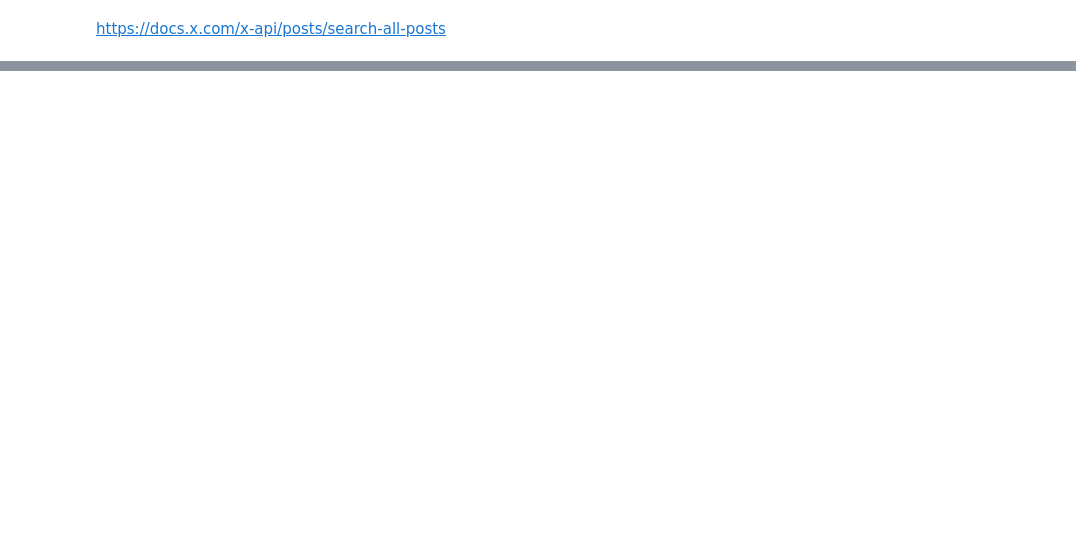
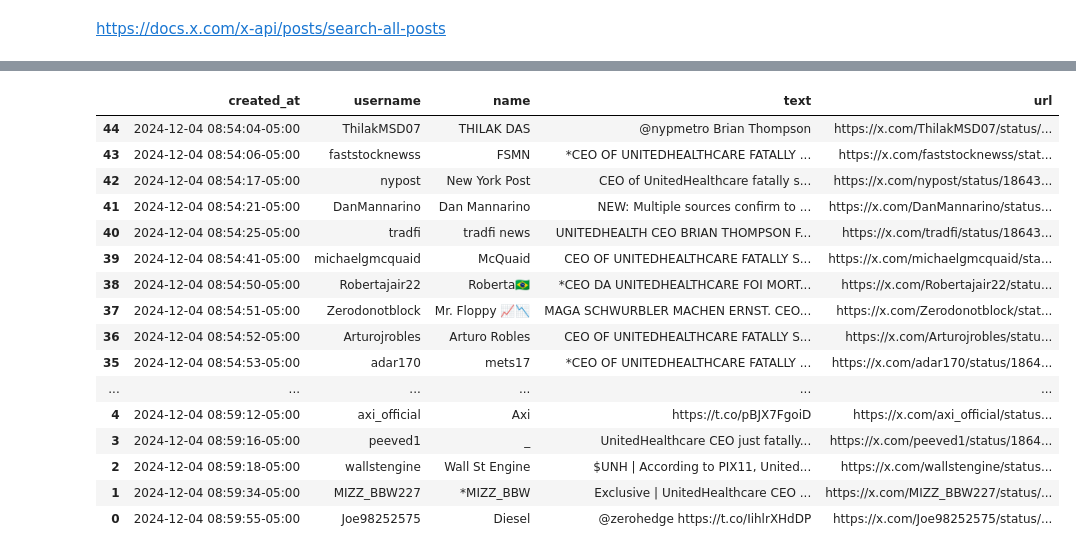
Before and after one commit to afeld/pre-existing-condition, a Jupyter notebook: analysis/shooting_unh_financials/breaking_news.ipynb, the cells around one changed output, grey strips where cells are left out. Cells and saved outputs as stored; diff of their text form; code cells hidden in the pictures; blank space fills up the shorter version.

```diff
--- a/analysis/shooting_unh_financials/breaking_news.ipynb
+++ b/analysis/shooting_unh_financials/breaking_news.ipynb
@@ -10,0 +9,7 @@ news_cutoff_str
+# %%
+from pytz import utc
+
+
+def format_datetime_for_x(dt: datetime):
+    """https://docs.x.com/x-api/posts/search-all-posts#parameter-start-time"""
+    return dt.astimezone(utc).strftime("%Y-%m-%dT%H:%M:%SZ")
@@ -22,9 +31,14 @@ response = httpx.get(
     "https://api.x.com/2/tweets/search/all",
     headers={"Authorization": f"Bearer {token}"},
     params={
-        "query": '"brian thompson"',
-        "end_time": news_cutoff_str,
+        "query": '("brian thompson" OR unitedhealthcare ceo) -is:retweet',
+        "start_time": format_datetime_for_x(news_start),
+        "end_time": format_datetime_for_x(news_end),
+        "max_results": 50,
         "sort_order": "recency",
+        "expansions": "author_id",
+        "tweet.fields": "created_at,author_id",
+        "user.fields": "username",
     },
 )
 response.json()
@@ -48,0 +63,55 @@ response.json()
+# %%
+def make_clickable(val):
+    # target _blank to open new window
+    return '<a target="_blank" href="{}">{}</a>'.format(val, val)
+# %%
+import pandas as pd
+
+payload = response.json()
+tweets = pd.DataFrame(payload["data"])
+users = pd.DataFrame(payload["includes"]["users"])
+
+tweets = tweets.merge(
+    users[["id", "username", "name"]],
+    left_on="author_id",
+    right_on="id",
+    how="left",
+    suffixes=("", "_user"),
+)
+
+tweets = tweets.assign(
+    created_at=pd.to_datetime(tweets["created_at"]).dt.tz_convert(tz_ny),
+    # derive URL
+    url="https://x.com/" + tweets["username"].fillna("i") + "/status/" + tweets["id"],
+)
+
+tweets = tweets[
+    [
+        "created_at",
+        "username",
+        "name",
+        "text",
+        "url",
+    ]
+]
+tweets = tweets.sort_values("created_at")
+
+tweets.style.format({"url": make_clickable})
+# %% [output]
+|  | created_at | username | name | text | url |
+| 44 | 2024-12-04 08:54:04-05:00 | ThilakMSD07 | THILAK DAS | @nypmetro Brian Thompson | https://x.com/ThilakMSD07/status/... |
+| 43 | 2024-12-04 08:54:06-05:00 | faststocknewss | FSMN | *CEO OF UNITEDHEALTHCARE FATALLY ... | https://x.com/faststocknewss/stat... |
+| 42 | 2024-12-04 08:54:17-05:00 | nypost | New York Post | CEO of UnitedHealthcare fatally s... | https://x.com/nypost/status/18643... |
+| 41 | 2024-12-04 08:54:21-05:00 | DanMannarino | Dan Mannarino | NEW: Multiple sources confirm to ... | https://x.com/DanMannarino/status... |
+| 40 | 2024-12-04 08:54:25-05:00 | tradfi | tradfi news | UNITEDHEALTH CEO BRIAN THOMPSON F... | https://x.com/tradfi/status/18643... |
+| 39 | 2024-12-04 08:54:41-05:00 | michaelgmcquaid | McQuaid | CEO OF UNITEDHEALTHCARE FATALLY S... | https://x.com/michaelgmcquaid/sta... |
+| 38 | 2024-12-04 08:54:50-05:00 | Robertajair22 | Roberta🇧🇷 | *CEO DA UNITEDHEALTHCARE FOI MORT... | https://x.com/Robertajair22/statu... |
+| 37 | 2024-12-04 08:54:51-05:00 | Zerodonotblock | Mr. Floppy 📈📉 | MAGA SCHWURBLER MACHEN ERNST. CEO... | https://x.com/Zerodonotblock/stat... |
+| 36 | 2024-12-04 08:54:52-05:00 | Arturojrobles | Arturo Robles | CEO OF UNITEDHEALTHCARE FATALLY S... | https://x.com/Arturojrobles/statu... |
+| 35 | 2024-12-04 08:54:53-05:00 | adar170 | mets17 | *CEO OF UNITEDHEALTHCARE FATALLY ... | https://x.com/adar170/status/1864... |
+| ... | ... | ... | ... | ... | ... |
+| 4 | 2024-12-04 08:59:12-05:00 | axi_official | Axi | https://t.co/pBJX7FgoiD | https://x.com/axi_official/status... |
+| 3 | 2024-12-04 08:59:16-05:00 | peeved1 | _ | UnitedHealthcare CEO just fatally... | https://x.com/peeved1/status/1864... |
+| 2 | 2024-12-04 08:59:18-05:00 | wallstengine | Wall St Engine | $UNH | According to PIX11, United... | https://x.com/wallstengine/status... |
+| 1 | 2024-12-04 08:59:34-05:00 | MIZZ_BBW227 | *MIZZ_BBW | Exclusive | UnitedHealthcare CEO ... | https://x.com/MIZZ_BBW227/status/... |
+| 0 | 2024-12-04 08:59:55-05:00 | Joe98252575 | Diesel | @zerohedge https://t.co/IihlrXHdDP | https://x.com/Joe98252575/status/... |
```
Also changed, not shown: parts of 3 cells of this notebook, 1 other file.
